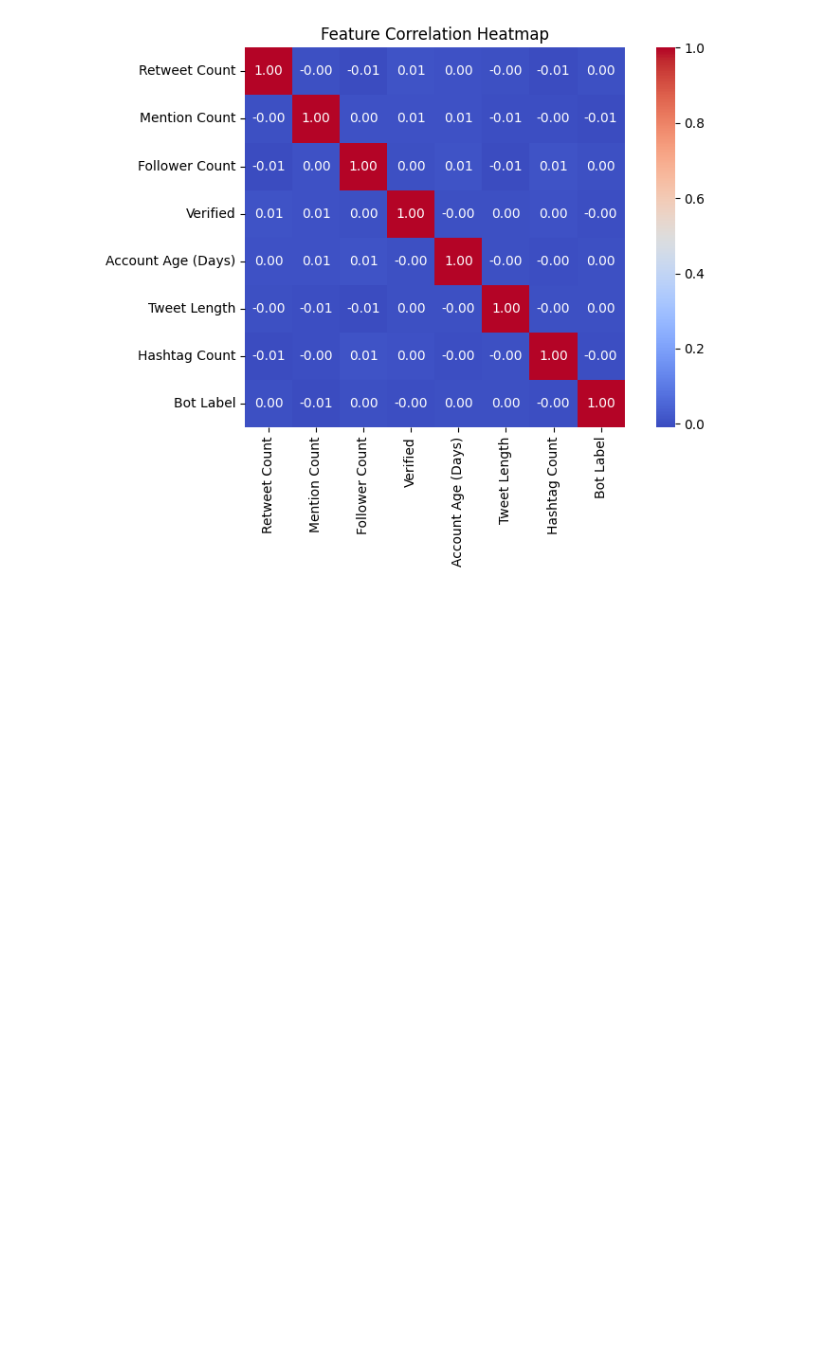
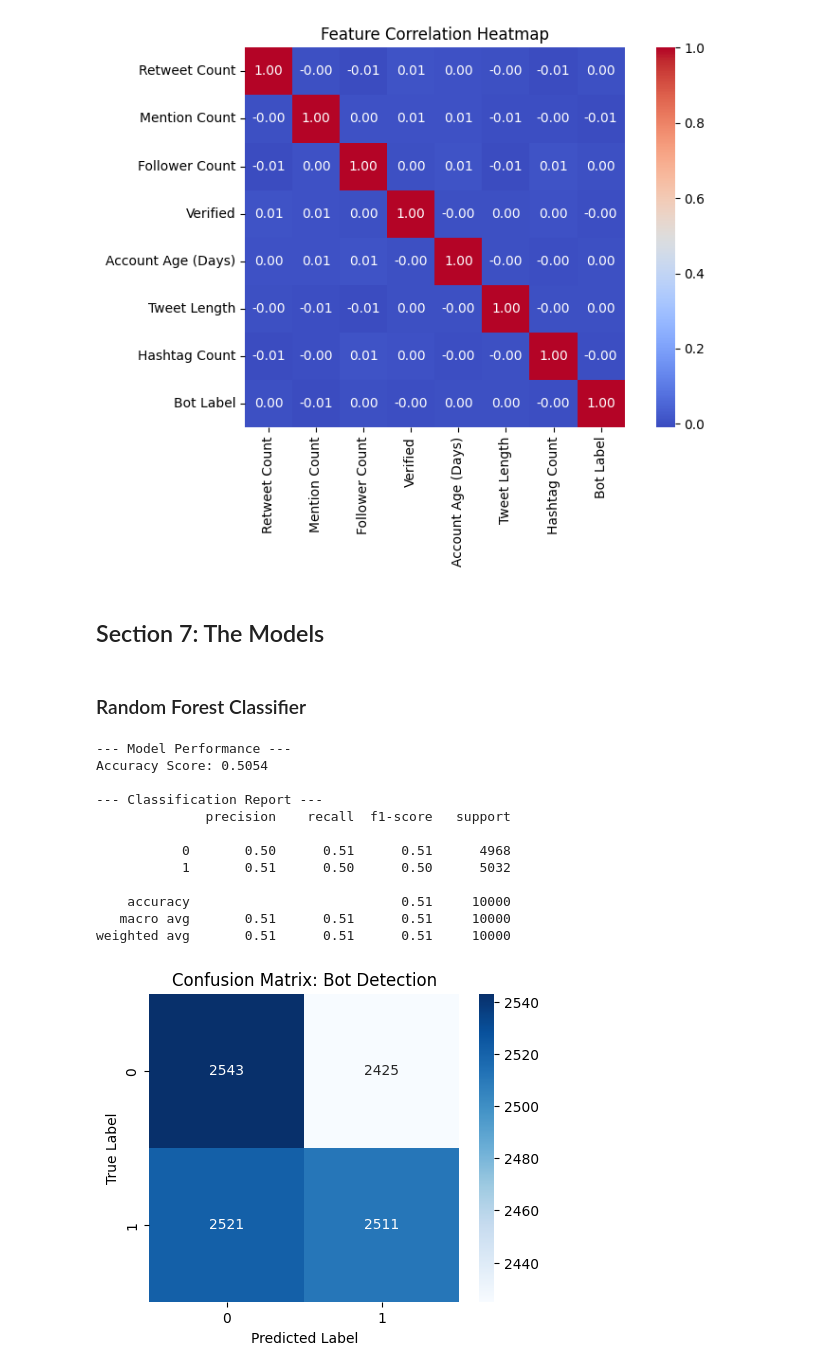
Before and after one commit to aaminahmq/CS-166-Team-1-Social-Media-AI-Bot-Detection, a Jupyter notebook: Notebooks/Cs_166_Group_Project_AI_bot_detection.ipynb, the cells around one changed output. Cells and saved outputs as stored; diff of their text form; code cells hidden in the pictures; blank space fills up the shorter version.

Commit message:
feat: add basic logistic regression and random forest classifier models feat: add requirements.txt feat: add .gitignore

```diff
--- a/Notebooks/Cs_166_Group_Project_AI_bot_detection.ipynb
+++ b/Notebooks/Cs_166_Group_Project_AI_bot_detection.ipynb
@@ -254,3 +254,47 @@ plt.tight_layout()
 plt.show()
 # %% [output]
 [figure]
+# %% [markdown]
+## Section 7: The Models
+# %% [markdown]
+### Random Forest Classifier
+# %%
+from sklearn.ensemble import RandomForestClassifier
+from sklearn.metrics import classification_report, confusion_matrix, accuracy_score
+
+# 1. Initialize the model
+model = RandomForestClassifier(n_estimators=500, random_state=42)
+
+# 2. Train the model
+model.fit(X_train_scaled, y_train)
+
+# 3. Make predictions on the test set
+y_pred = model.predict(X_test_scaled)
+
+# 4. Evaluate the results
+print("--- Model Performance ---")
+print(f"Accuracy Score: {accuracy_score(y_test, y_pred):.4f}")
+print("\n--- Classification Report ---")
+print(classification_report(y_test, y_pred))
+
+# 5. Visualize confusion matrix
+plt.figure(figsize=(5, 4))
+sns.heatmap(confusion_matrix(y_test, y_pred), annot=True, fmt="d", cmap="Blues")
+plt.title("Confusion Matrix: Bot Detection")
+plt.xlabel("Predicted Label")
+plt.ylabel("True Label")
+plt.show()
+# %% [output]
+--- Model Performance ---
+Accuracy Score: 0.5054
+
+--- Classification Report ---
+              precision    recall  f1-score   support
+
+           0       0.50      0.51      0.51      4968
+           1       0.51      0.50      0.50      5032
+
+    accuracy                           0.51     10000
+   macro avg       0.51      0.51      0.51     10000
+weighted avg       0.51      0.51      0.51     10000
+[figure, added]
```
Also changed, not shown: parts of 5 cells of this notebook, 2 other files.
